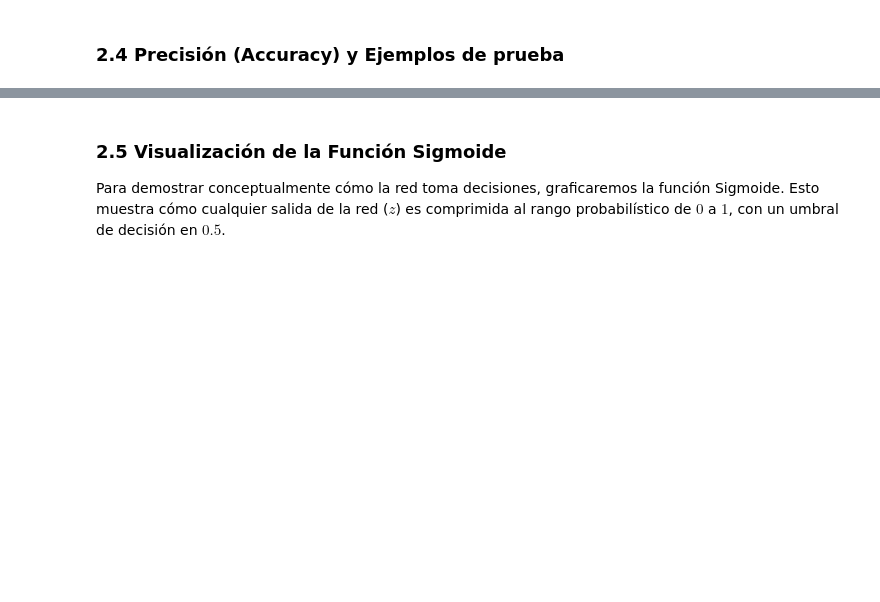
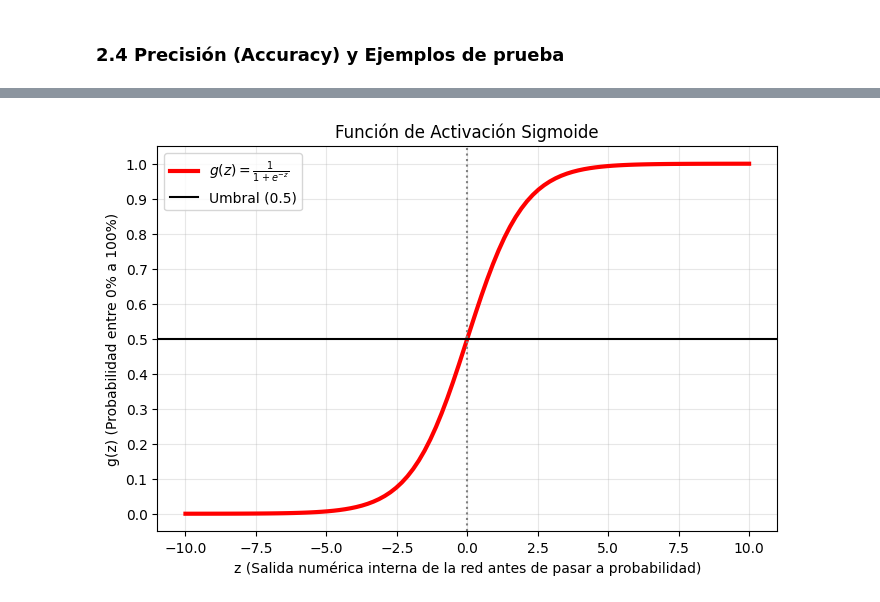
Before and after one commit to Aguilar-Choque-Marbin/LAB5-SIS420-PYTORCH, a Jupyter notebook: Parte2_RegresionLogistica.ipynb, the cells around one changed output, grey strips where cells are left out. Drawn from its saved outputs; the diff is of its cells as text; code cells hidden in the pictures; blank space fills up the shorter version.

```diff
--- a/Parte2_RegresionLogistica.ipynb
+++ b/Parte2_RegresionLogistica.ipynb
@@ -158,3 +278,0 @@ for i in range(15):
-# %% [markdown]
-### 2.5 Visualización de la Función Sigmoide
-Para demostrar conceptualmente cómo la red toma decisiones, graficaremos la función Sigmoide. Esto muestra cómo cualquier salida de la red ($z$) es comprimida al rango probabilístico de $0$ a $1$, con un umbral de decisión en $0.5$.
@@ -183,0 +279,39 @@ plt.show()
+# %%
+# --- Gráfico demostrativo de cómo funciona una Función SIGMOIDE ---
+# Creamos un arreglo de datos que va desde -10 hasta 10, tomando 100 puntos intermedios ordenados de forma lineal
+z = np.linspace(-10, 10, 100)
+
+# Aplicamos la fórmula matemática pura de la sigmoide: 1 dividido por (1 mas el número exponencial de E a la menos Zeta)
+# En IA, todo número gigante se aplasta a 0.999 y todo número minúsculo se aplasta a 0.001
+g_z = 1 / (1 + np.exp(-z))
+
+# Iniciamos el trazado (lienzo) de la figura con tamaño específico: 8 de ancho x 5 de alto
+plt.figure(figsize=(8, 5))
+
+# Graficamos la curva sigmoide. Línea dibujada en color rojo con un ancho de 3 puntos.
+# "label" es para que aparezca la super ecuación estilo LaTeX al costado como si estuviera escrita a mano
+plt.plot(z, g_z, color='red', linewidth=3, label=r'$g(z) = \frac{1}{1 + e^{-z}}$')
+
+# Añadimos la línea horizontal del TEMA BINARIO en 0.5 (color negro, formato línea sólida '-')
+# Todo lo que esté gráficamente "arriba" se considerará Clase 1 (Popular) y abajo es Clase 0 (No Popular)
+plt.axhline(y=0.5, color='black', linestyle='-', label='Umbral (0.5)')
+
+# Añadimos una tenue línea punteada vertical grisácea exactamente en el cruce de "0" y "0.5" solo por la estética del cruce matemático.
+plt.axvline(x=0, color='gray', linestyle=':')
+
+# --- Configuraciones visuales del Gráfico ---
+plt.title('Función de Activación Sigmoide')
+plt.xlabel('z (Salida numérica interna de la red antes de pasar a probabilidad)')
+plt.ylabel('g(z) (Probabilidad entre 0% a 100%)')
+
+# Forzamos los saltos gráficos del eje Y para que salten decímal por decímal [0, 0.1, ... 1.0]
+plt.yticks([0, 0.1, 0.2, 0.3, 0.4, 0.5, 0.6, 0.7, 0.8, 0.9, 1.0])
+
+# Mostramos un fondo de cuadrícula cuadriculado translúcido
+plt.grid(alpha=0.3)
+# Mandamos a activar el cuadro de 'leyenda' donde saldrá el label que preparamos antes.
+plt.legend()
+# Despliega el bloque entero visual por pantalla.
+plt.show()
+# %% [output]
+[figure, added]
```
Also changed, not shown: parts of 8 cells of this notebook, 2 other files.
